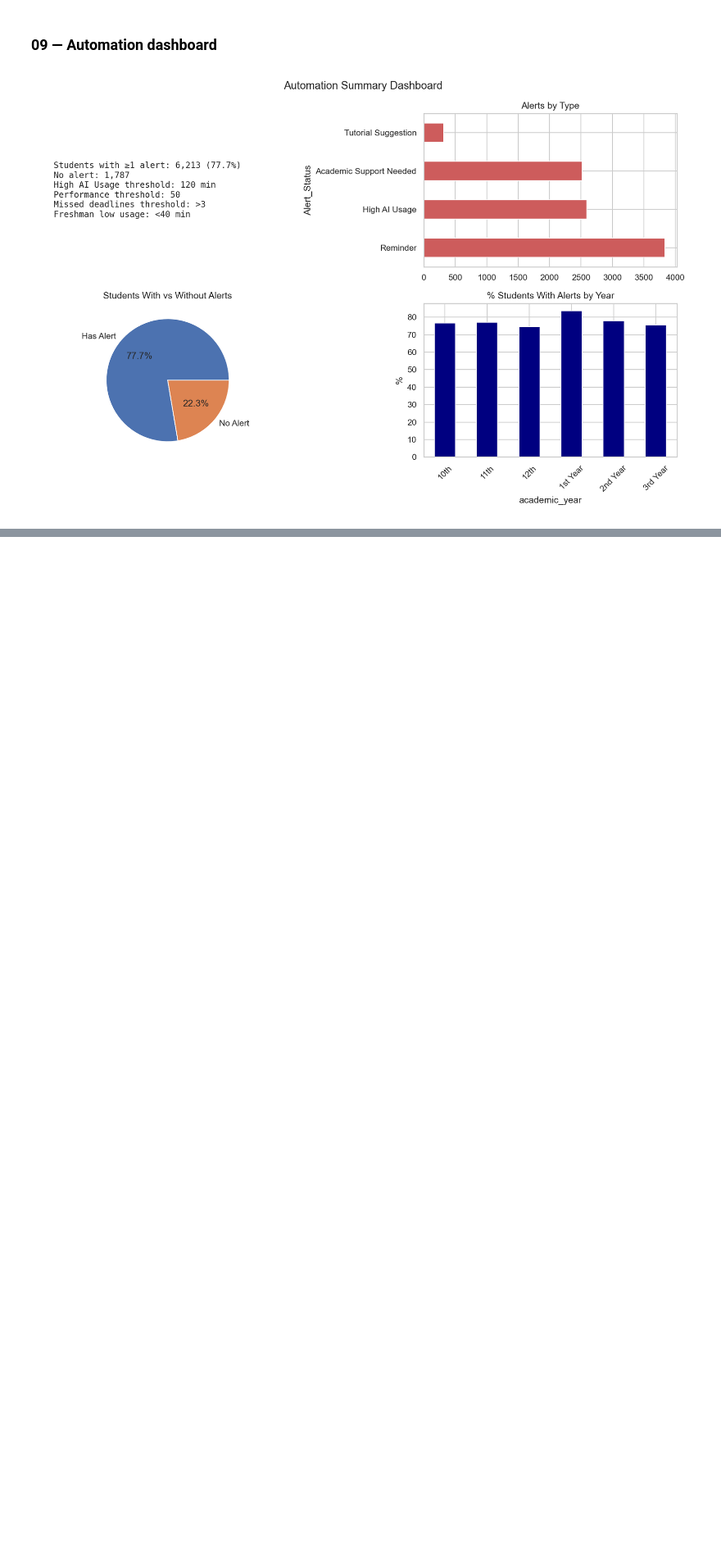
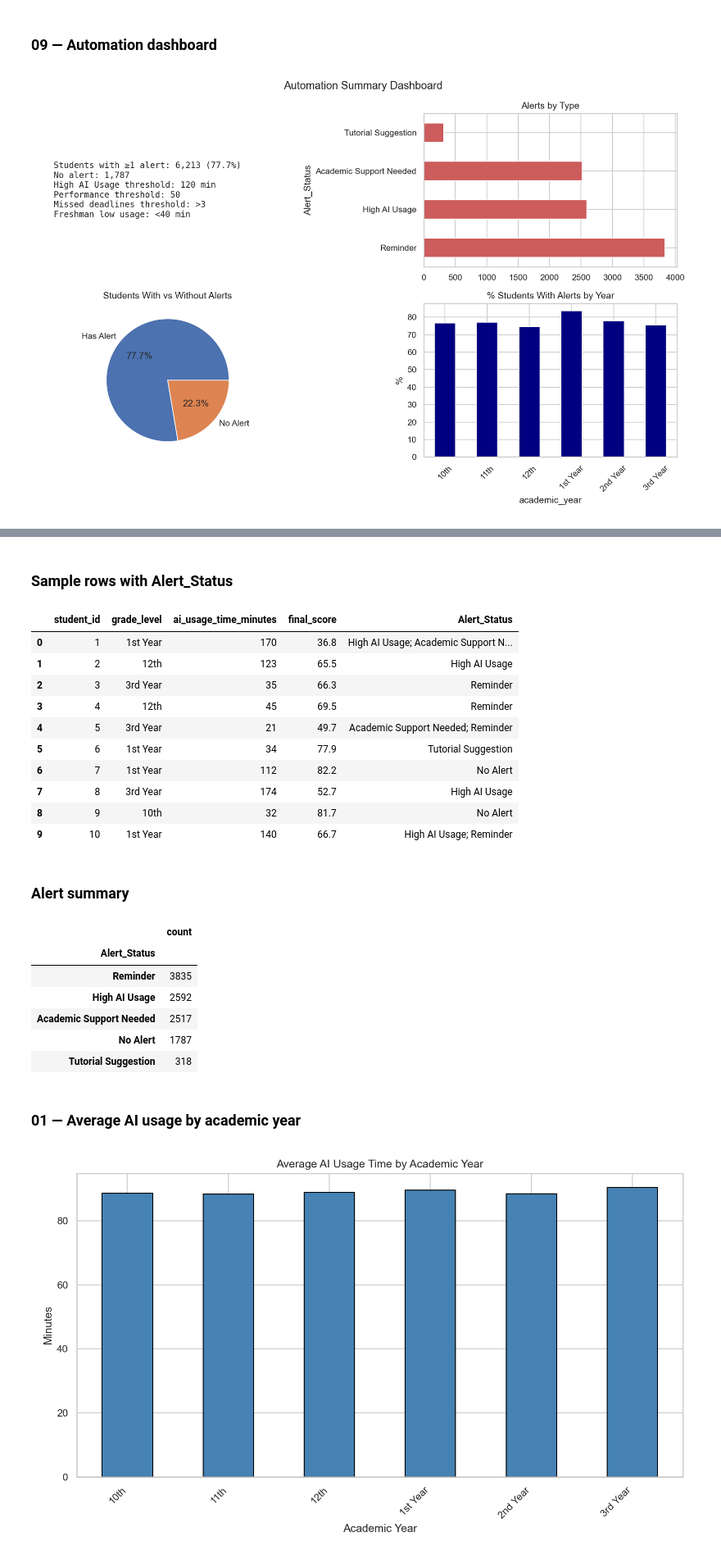
Before and after one commit to Nillufar/ai-usage-analysis, a Jupyter notebook: student-ai-usage-analysis.ipynb, the cells around one changed output, grey strips where cells are left out. Shown at 82% size. Saved outputs shown, nothing was run; the diff lists cells and outputs as text; code cells hidden in the pictures; blank space fills up the shorter version.

```diff
--- a/student-ai-usage-analysis.ipynb
+++ b/student-ai-usage-analysis.ipynb
@@ -5,10 +42,12 @@ Converted from `ai_usage_analysis.py`. Run all cells in order.
 # %%
 from datetime import datetime
 from pathlib import Path
+
 import matplotlib.pyplot as plt
 import numpy as np
 import pandas as pd
 import seaborn as sns
+from IPython.display import Image, Markdown, display
 
 %matplotlib inline
 
@@ -23,3 +62,24 @@ FRESHMAN_LOW_USAGE_THRESHOLD = 40
 GRADE_ORDER = ["10th", "11th", "12th", "1st Year", "2nd Year", "3rd Year"]
 AGE_BINS = [0, 16, 18, 21, 25, 100]
 AGE_LABELS = ["Under 16", "16-17", "18-20", "21-24", "25+"]
+
+CHART_TITLES = {
+    "01_usage_by_academic_year.png": "01 — Average AI usage by academic year",
+    "02_subscription_distribution.png": "02 — Subscription distribution",
+    "03_usage_vs_performance.png": "03 — AI usage vs academic performance",
+    "04_year_vs_usage_frequency_heatmap.png": "04 — Academic year vs usage frequency",
+    "05_usage_trends.png": "05 — AI usage trends",
+    "06_summary_dashboard.png": "06 — Summary dashboard",
+    "07_alert_counts.png": "07 — Alert counts",
+    "08_alert_distribution.png": "08 — Alert distribution",
+    "09_automation_dashboard.png": "09 — Automation dashboard",
+}
+
+def show_png_gallery(files):
+    for fname in files:
+        path = OUTPUT_DIR / fname
+        if not path.is_file():
+            print(f"Missing (run prior cells first): {path}")
+            continue
+        display(Markdown(f"### {CHART_TITLES.get(fname, fname)}"))
+        display(Image(filename=str(path)))
@@ -956,0 +944,21 @@ PosixPath('output/analysis_report.html')
+# %%
+out_csv = OUTPUT_DIR / "processed_students_with_alerts.csv"
+df.to_csv(out_csv, index=False)
+print(f"Saved: {out_csv.resolve()}")
+
+display(Markdown("### Sample rows with Alert_Status"))
+display(df[["student_id", "grade_level", "ai_usage_time_minutes", "final_score", "Alert_Status"]].head(10))
+
+display(Markdown("### Alert summary"))
+display(df["Alert_Status"].str.split("; ").explode().value_counts().to_frame("count"))
+
+show_png_gallery(list(CHART_TITLES.keys()))
+
+report_path = generate_html_report(
+    df, results, load_meta, clean_meta,
+    dataset_name=data_path.name,
+    open_browser=False,
+)
+print(f"HTML report: {report_path.resolve()}")
+report_path
+# %% [output]
@@ -956,0 +966,22 @@ PosixPath('output/analysis_report.html')
+### Sample rows with Alert_Status
+|  | student_id | grade_level | ai_usage_time_minutes | final_score | Alert_Status |
+| 0 | 1 | 1st Year | 170 | 36.8 | High AI Usage; Academic Support N... |
+| 1 | 2 | 12th | 123 | 65.5 | High AI Usage |
+| 2 | 3 | 3rd Year | 35 | 66.3 | Reminder |
+| 3 | 4 | 12th | 45 | 69.5 | Reminder |
+| 4 | 5 | 3rd Year | 21 | 49.7 | Academic Support Needed; Reminder |
+| 5 | 6 | 1st Year | 34 | 77.9 | Tutorial Suggestion |
+| 6 | 7 | 1st Year | 112 | 82.2 | No Alert |
+| 7 | 8 | 3rd Year | 174 | 52.7 | High AI Usage |
+| 8 | 9 | 10th | 32 | 81.7 | No Alert |
+| 9 | 10 | 1st Year | 140 | 66.7 | High AI Usage; Reminder |
+### Alert summary
+|  | count |
+| Alert_Status |  |
+| Reminder | 3835 |
+| High AI Usage | 2592 |
+| Academic Support Needed | 2517 |
+| No Alert | 1787 |
+| Tutorial Suggestion | 318 |
+### 01 — Average AI usage by academic year
+[figure, added]
```
Also changed, not shown: parts of 30 cells of this notebook, 1 other file.
